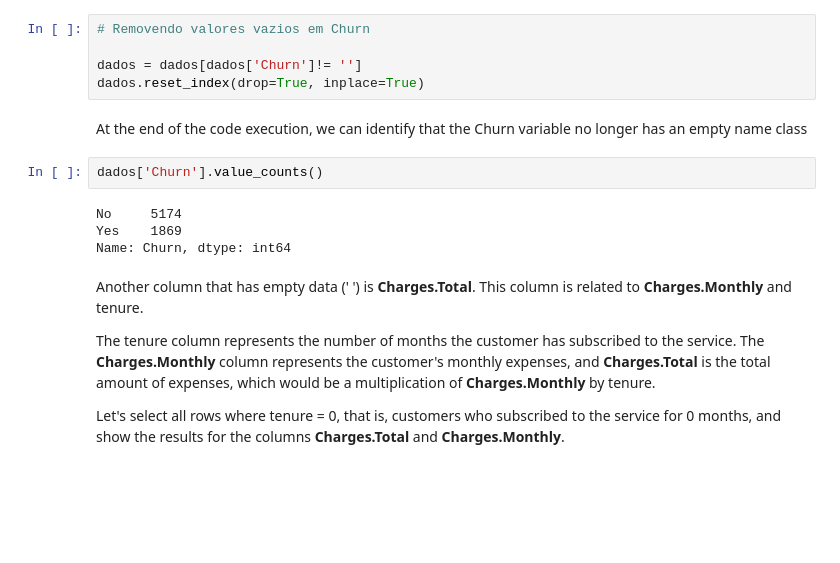
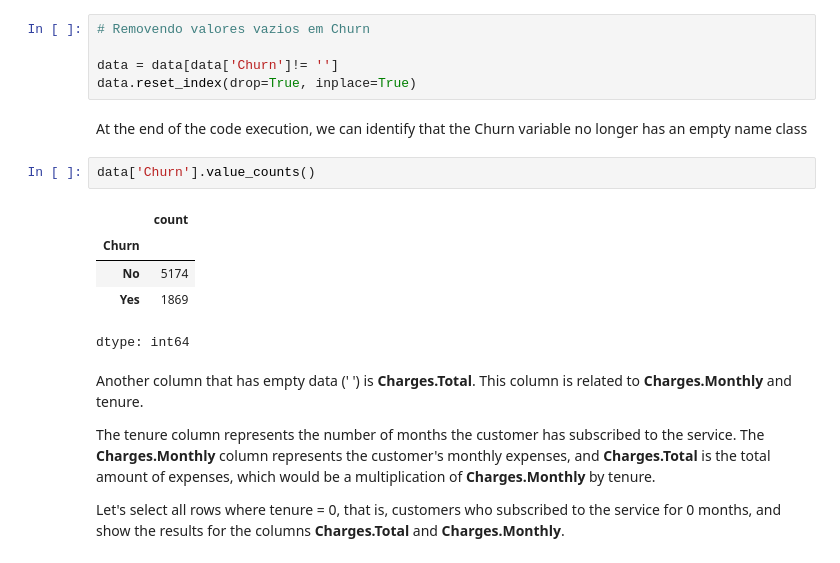
Before and after one commit to anderson-ferreira-83/Data_Science_Repo_anderson83, a Jupyter notebook: 1_Alura_Voz/Week_1_data_cleaning/Cleaning.ipynb, the cells around one changed output. Drawn from its saved outputs; the diff is of its cells as text; blank space fills up the shorter version.

```diff
--- a/1_Alura_Voz/Week_1_data_cleaning/Cleaning.ipynb
+++ b/1_Alura_Voz/Week_1_data_cleaning/Cleaning.ipynb
@@ -240,16 +242,18 @@ To remove the data with empty names, we select the rows in the Churn column wher
 # %%
 # Removendo valores vazios em Churn
 
-dados = dados[dados['Churn']!= '']
-dados.reset_index(drop=True, inplace=True)
+data = data[data['Churn']!= '']
+data.reset_index(drop=True, inplace=True)
 # %% [markdown]
 At the end of the code execution, we can identify that the Churn variable no longer has an empty name class
 # %%
-dados['Churn'].value_counts()
+data['Churn'].value_counts()
 # %% [output]
+|  | count |
+| Churn |  |
+| No | 5174 |
+| Yes | 1869 |
-No     5174
-Yes    1869
-Name: Churn, dtype: int64
+dtype: int64
 # %% [markdown]
 Another column that has empty data (' ') is **Charges.Total**. This column is related to **Charges.Monthly** and tenure.
 
```
Also changed, not shown: parts of 21 cells of this notebook.
